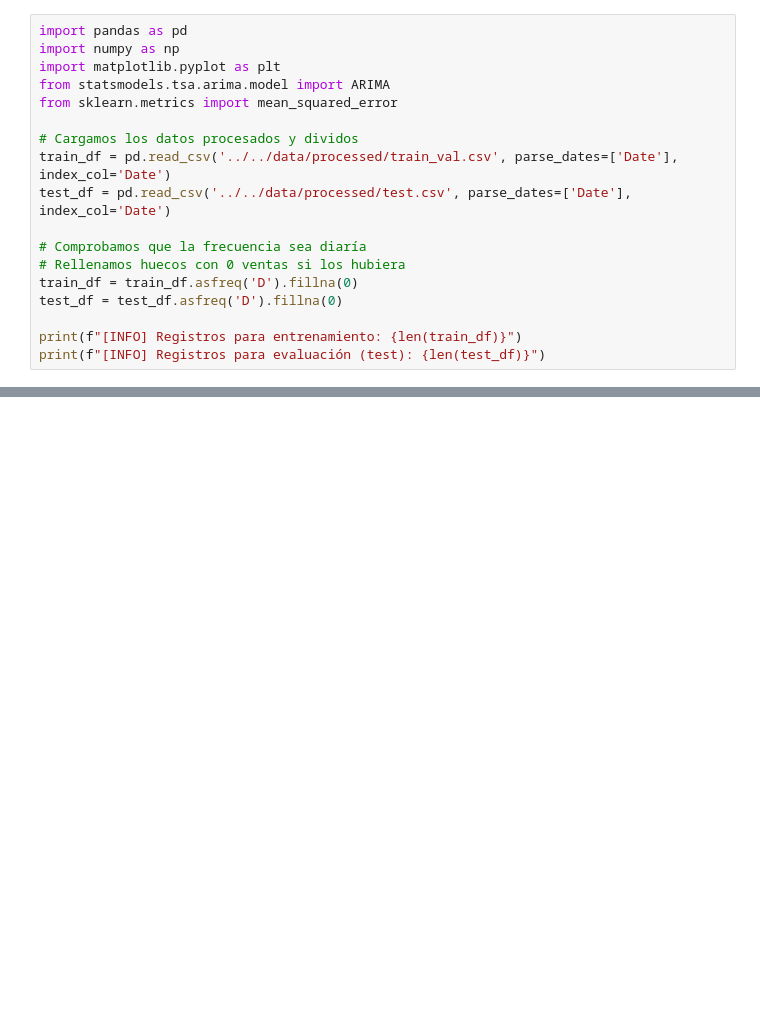
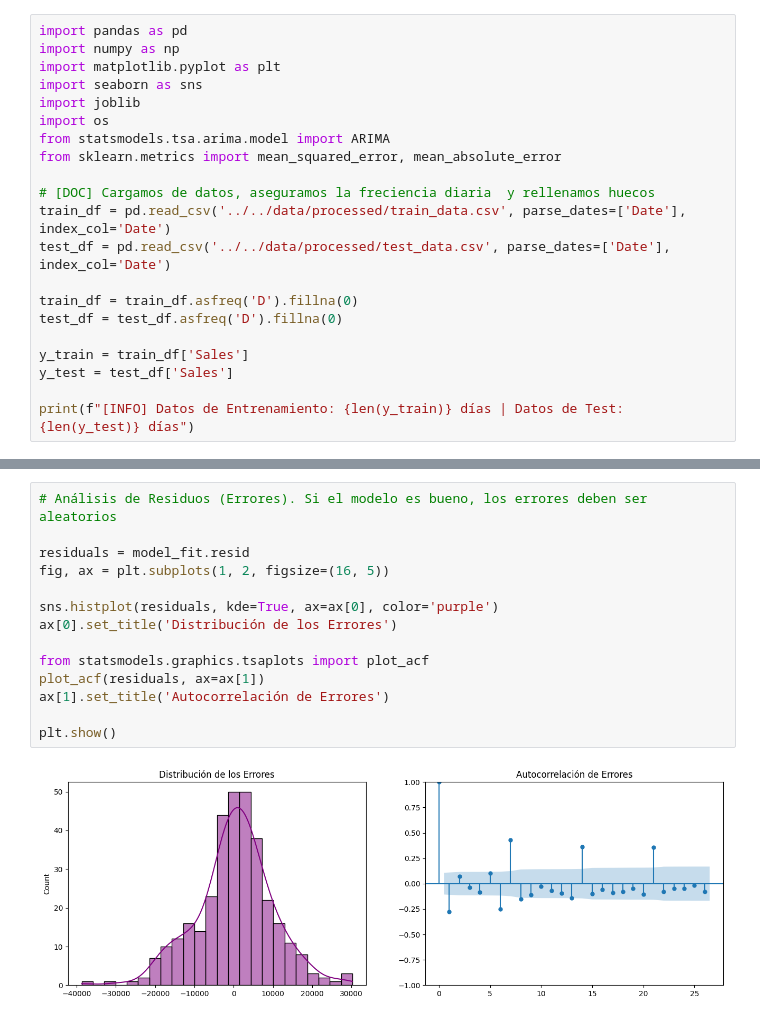
Before and after one commit to ravel01106/proyecto-master-ia-big-data, a Jupyter notebook: notebooks/draft_models/arima_model.ipynb, the cells around one changed output, grey strips where cells are left out. Drawn from its saved outputs; the diff is of its cells as text; blank space fills up the shorter version.

```diff
--- a/notebooks/draft_models/arima_model.ipynb
+++ b/notebooks/draft_models/arima_model.ipynb
@@ -7,18 +7,21 @@ Evaluaremos el rendimiento utilizando la métrica **RMSE**.
 import pandas as pd
 import numpy as np
 import matplotlib.pyplot as plt
+import seaborn as sns
+import joblib
+import os
 from statsmodels.tsa.arima.model import ARIMA
-from sklearn.metrics import mean_squared_error
+from sklearn.metrics import mean_squared_error, mean_absolute_error
 
-# Cargamos los datos procesados y dividos
-train_df = pd.read_csv('../../data/processed/train_val.csv', parse_dates=['Date'], index_col='Date')
-test_df = pd.read_csv('../../data/processed/test.csv', parse_dates=['Date'], index_col='Date')
+# [DOC] Cargamos de datos, aseguramos la freciencia diaria  y rellenamos huecos
+train_df = pd.read_csv('../../data/processed/train_data.csv', parse_dates=['Date'], index_col='Date')
+test_df = pd.read_csv('../../data/processed/test_data.csv', parse_dates=['Date'], index_col='Date')
 
-# Comprobamos que la frecuencia sea diaría
-# Rellenamos huecos con 0 ventas si los hubiera
 train_df = train_df.asfreq('D').fillna(0)
 test_df = test_df.asfreq('D').fillna(0)
 
-print(f"[INFO] Registros para entrenamiento: {len(train_df)}")
-print(f"[INFO] Registros para evaluación (test): {len(test_df)}")
+y_train = train_df['Sales']
+y_test = test_df['Sales']
+
+print(f"[INFO] Datos de Entrenamiento: {len(y_train)} días | Datos de Test: {len(y_test)} días")
 # %% [output]
@@ -86,0 +92,16 @@ plt.show()
+# %%
+# Análisis de Residuos (Errores). Si el modelo es bueno, los errores deben ser aleatorios
+
+residuals = model_fit.resid
+fig, ax = plt.subplots(1, 2, figsize=(16, 5))
+
+sns.histplot(residuals, kde=True, ax=ax[0], color='purple')
+ax[0].set_title('Distribución de los Errores')
+
+from statsmodels.graphics.tsaplots import plot_acf
+plot_acf(residuals, ax=ax[1])
+ax[1].set_title('Autocorrelación de Errores')
+
+plt.show()
+# %% [output]
+[figure, added]
```
Also changed, not shown: parts of 7 cells of this notebook, 2 other files.
